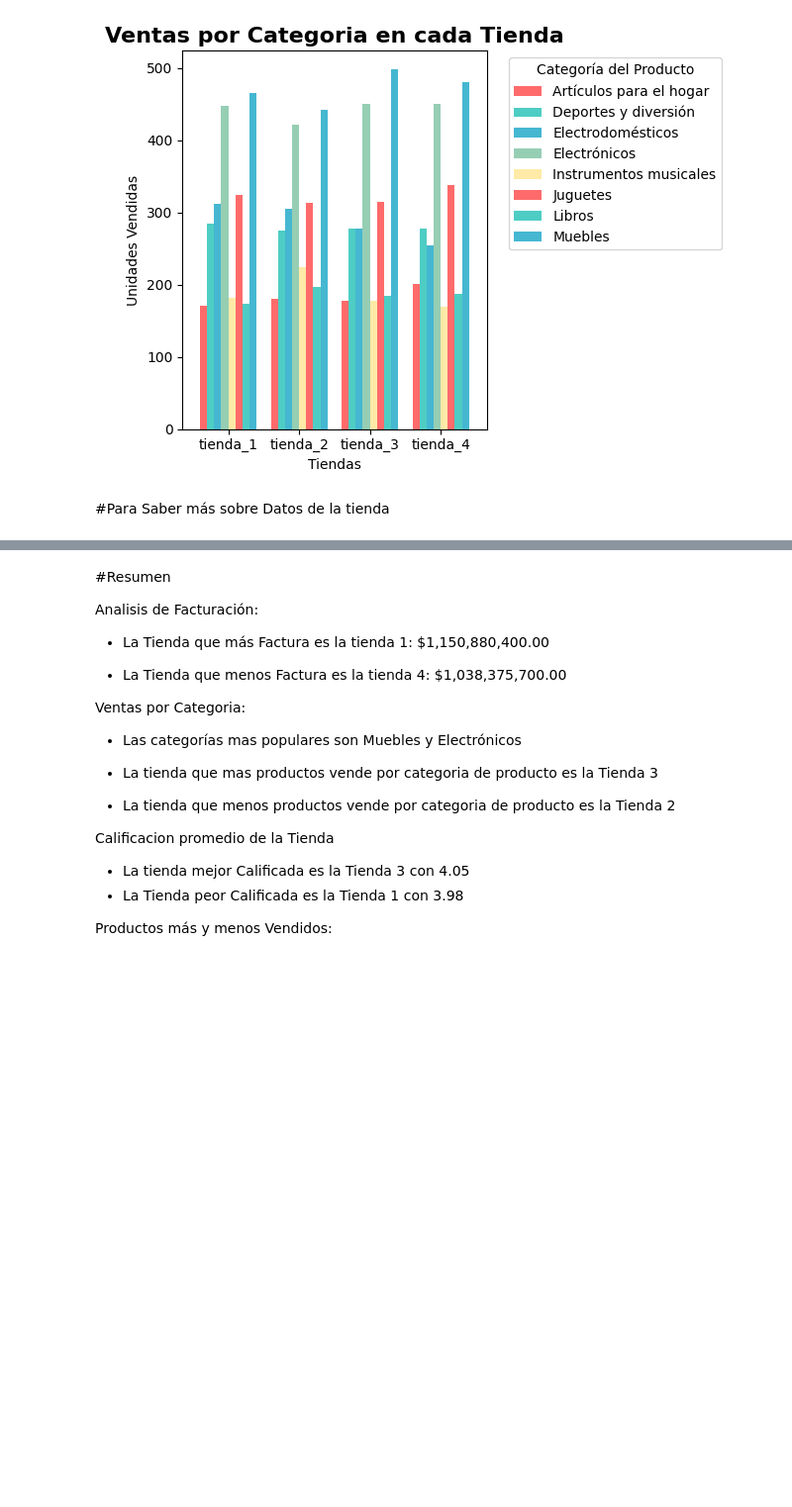
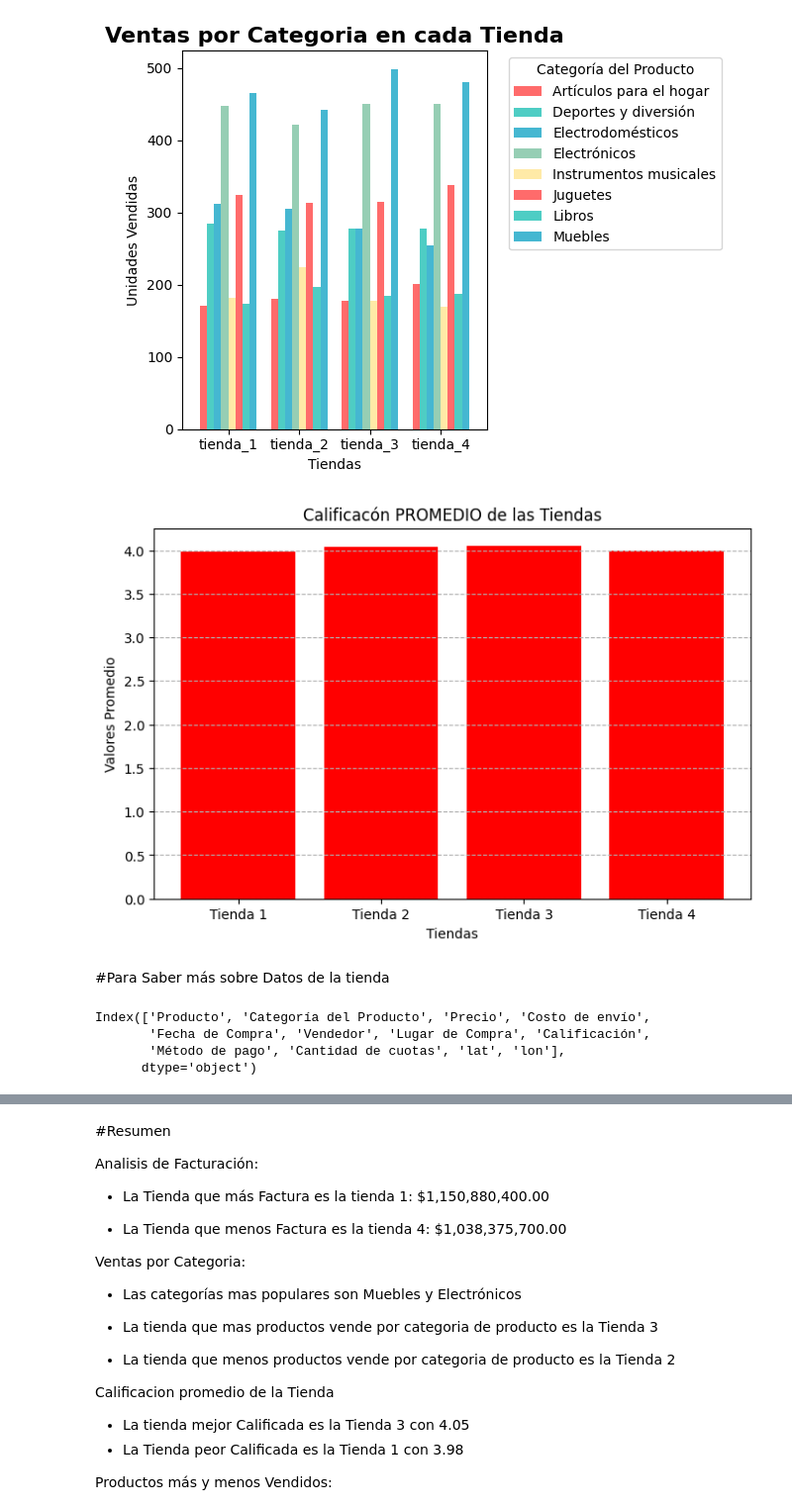
Before and after one commit to jorgevillegazz/Python_Challenge_1, a Jupyter notebook: AluraStoreLatam.ipynb, the cells around one changed output, grey strips where cells are left out. Shown at 99% size. Drawn from its saved outputs; the diff is of its cells as text; code cells hidden in the pictures; blank space fills up the shorter version.

```diff
--- a/AluraStoreLatam.ipynb
+++ b/AluraStoreLatam.ipynb
@@ -731,8 +607,34 @@ plt.show()
 # %% [output]
 <Figure size 1400x800 with 0 Axes>
 [figure]
+# %%
+tiendas = [tienda, tienda2, tienda3, tienda4]
+
+promedio=[3.98,4.04,4.05,4.00]
+# %%
+import matplotlib.pyplot as plt
+
+
+plt.figure(figsize=(8, 5))
+plt.bar(nombres_delas_tiendas, promedio, color="red")
+plt.title("Calificacón PROMEDIO de las Tiendas")
+plt.ylabel("Valores Promedio")
+plt.xlabel("Tiendas")
+plt.grid(axis="y", linestyle="--", alpha=1)
+#plt.tight_layout()
+plt.show()
+# %% [output]
+[figure, added]
 # %% [markdown]
 #Para Saber más sobre Datos de la tienda
+# %%
+#conociendo el nombre de las columnas
+tienda.columns
+# %% [output]
+Index(['Producto', 'Categoría del Producto', 'Precio', 'Costo de envío',
+       'Fecha de Compra', 'Vendedor', 'Lugar de Compra', 'Calificación',
+       'Método de pago', 'Cantidad de cuotas', 'lat', 'lon'],
+      dtype='object')
 # %%
 #Ventas Totales por categoria detienda 01
 ventas_Totales_por_Cat_tienda01 = tienda.groupby('Categoría del Producto')[['Precio']].sum().sort_values('Precio',ascending=False)
```
Also changed, not shown: parts of 20 cells of this notebook.
